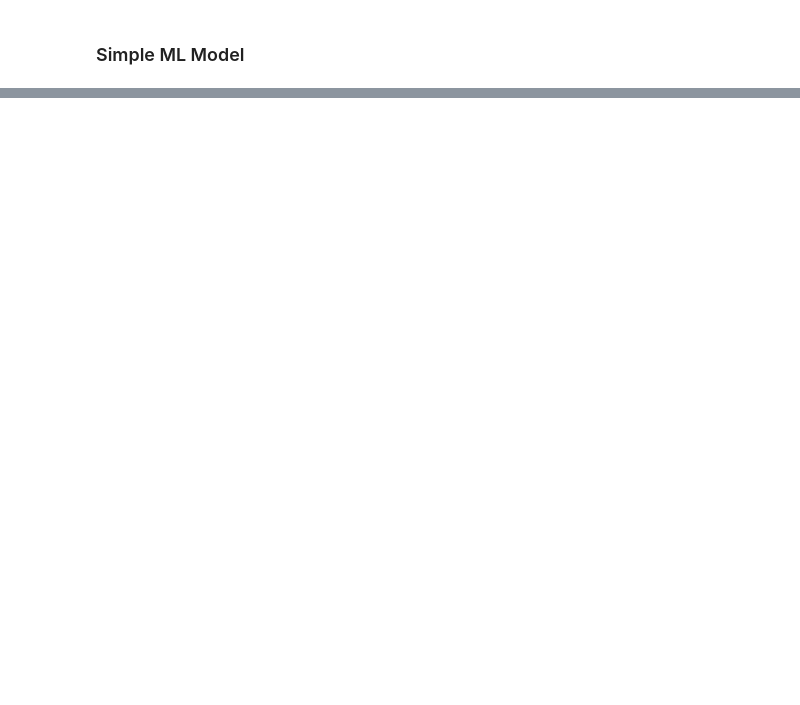
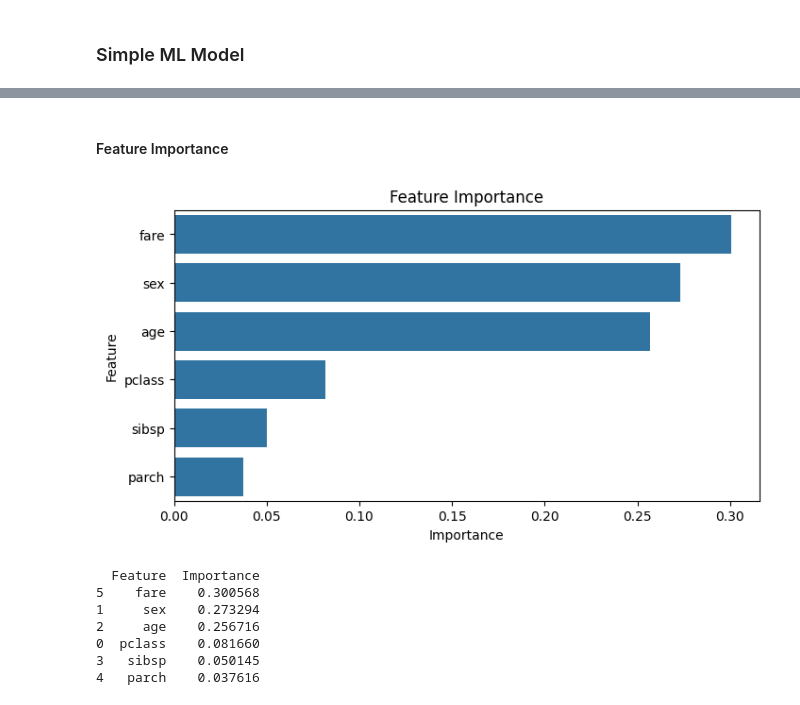
Before and after one commit to sesathrajapaksha-dev/data-analysis-project, a Jupyter notebook: titanic_analysis.ipynb, the cells around one changed output, grey strips where cells are left out. Cells and saved outputs as stored; diff of their text form; code cells hidden in the pictures; blank space fills up the shorter version.

Commit message:
Feature Importance

```diff
--- a/titanic_analysis.ipynb
+++ b/titanic_analysis.ipynb
@@ -171,0 +280,24 @@ print(classification_report(y_test,predictions))
+# %% [markdown]
+#### Feature Importance
+# %%
+feature_importance = pd.DataFrame({
+    'Feature': x.columns,
+    'Importance': model.feature_importances_
+}).sort_values('Importance', ascending=False)
+
+plt.figure(figsize=(8,4))
+sns.barplot(x='Importance', y='Feature', data=feature_importance)
+plt.title('Feature Importance')
+plt.savefig('images/feature_importance.png', bbox_inches='tight')
+plt.show()
+
+print(feature_importance)
+# %% [output]
+[figure, added]
+  Feature  Importance
+5    fare    0.300568
+1     sex    0.273294
+2     age    0.256716
+0  pclass    0.081660
+3   sibsp    0.050145
+4   parch    0.037616
```
Also changed, not shown: parts of 17 cells of this notebook, 8 other files.
